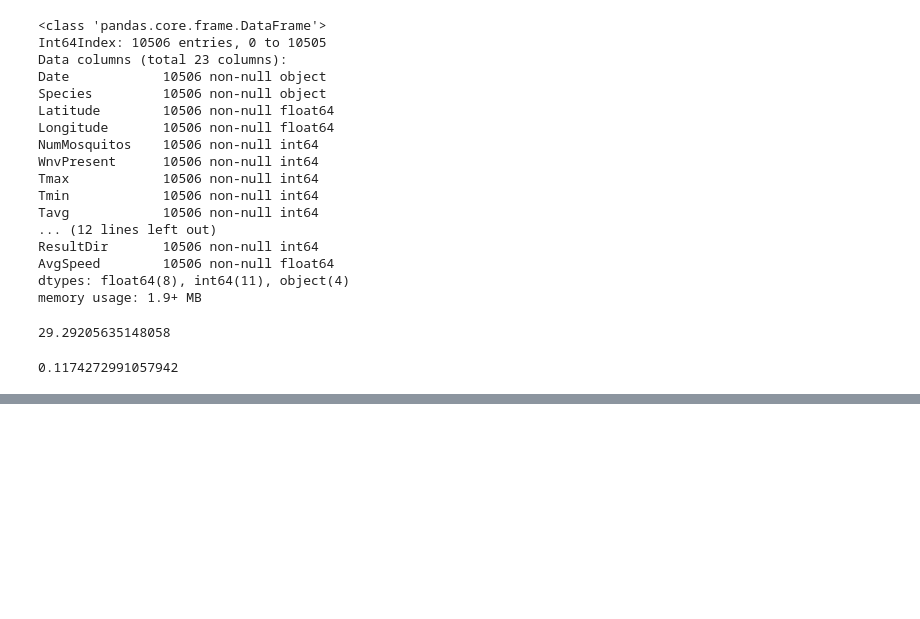
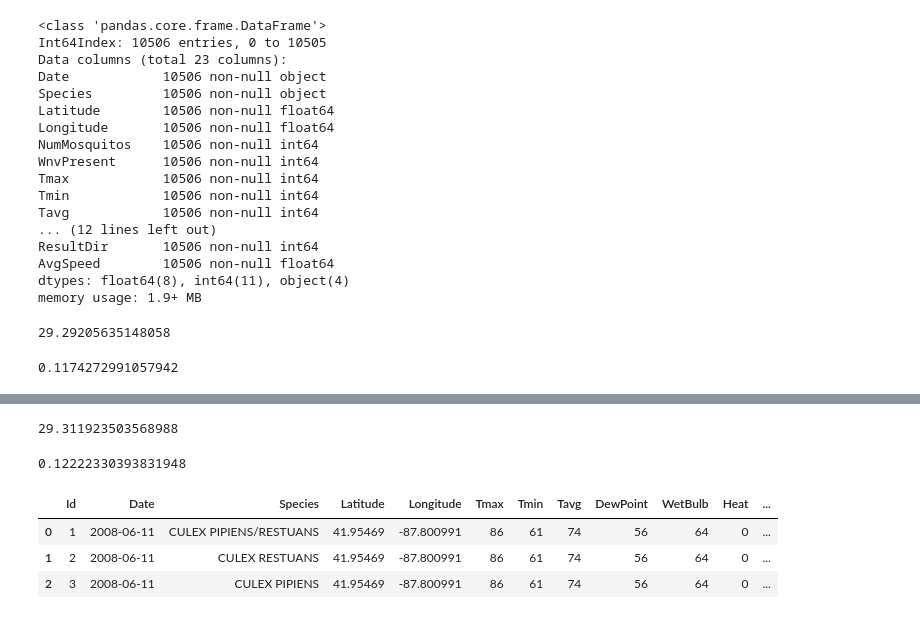
Before and after one commit to escalonilla92/nilo_mosquitos, a Jupyter notebook: mosquitos.ipynb, the cells around one changed output, grey strips where cells are left out. Saved outputs shown, nothing was run; the diff lists cells and outputs as text; code cells hidden in the pictures; blank space fills up the shorter version.

```diff
--- a/mosquitos.ipynb
+++ b/mosquitos.ipynb
@@ -188,0 +391,5 @@ df_merged.to_csv('mosquitos.csv')
+# %%
+cols = ["Tavg","WetBulb","Heat","Cool","Sunrise","Sunset","PrecipTotal","StnPressure","SeaLevel","ResultSpeed","ResultDir","AvgSpeed"]
+# %%
+for i in cols:
+    df_merged[i] = pd.to_numeric(df_merged[i], errors='coerce')
@@ -188,0 +416,19 @@ df_merged.to_csv('mosquitos.csv')
+# %%
+df_merged.StnPressure.mean()
+# %% [output]
+29.311923503568988
+# %%
+df_merged.StnPressure.std()
+# %% [output]
+0.12222330393831948
+# %%
+df_merged.StnPressure.fillna(df_merged.StnPressure.mean(), inplace = True)
+# %%
+df_merged.Date = pd.to_datetime(df_merged.Date)
+# %%
+df_merged.head(3)
+# %% [output]
+|  | Id | Date | Species | Latitude | Longitude | Tmax | Tmin | Tavg | DewPoint | WetBulb | Heat | ... |
+| 0 | 1 | 2008-06-11 | CULEX PIPIENS/RESTUANS | 41.95469 | -87.800991 | 86 | 61 | 74 | 56 | 64 | 0 | ... |
+| 1 | 2 | 2008-06-11 | CULEX RESTUANS | 41.95469 | -87.800991 | 86 | 61 | 74 | 56 | 64 | 0 | ... |
+| 2 | 3 | 2008-06-11 | CULEX PIPIENS | 41.95469 | -87.800991 | 86 | 61 | 74 | 56 | 64 | 0 | ... |
```
Also changed, not shown: parts of 66 cells of this notebook, 4 other files.
